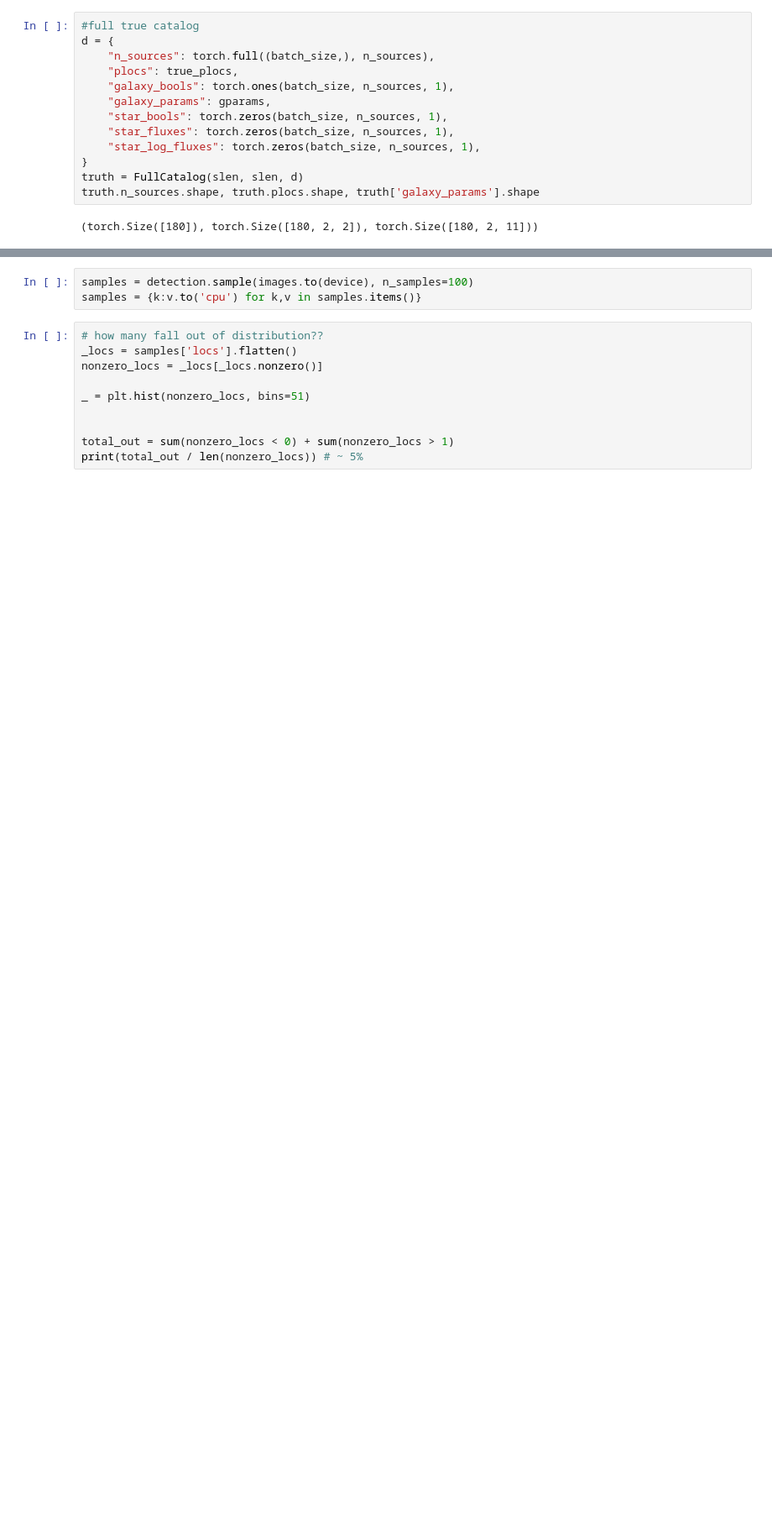
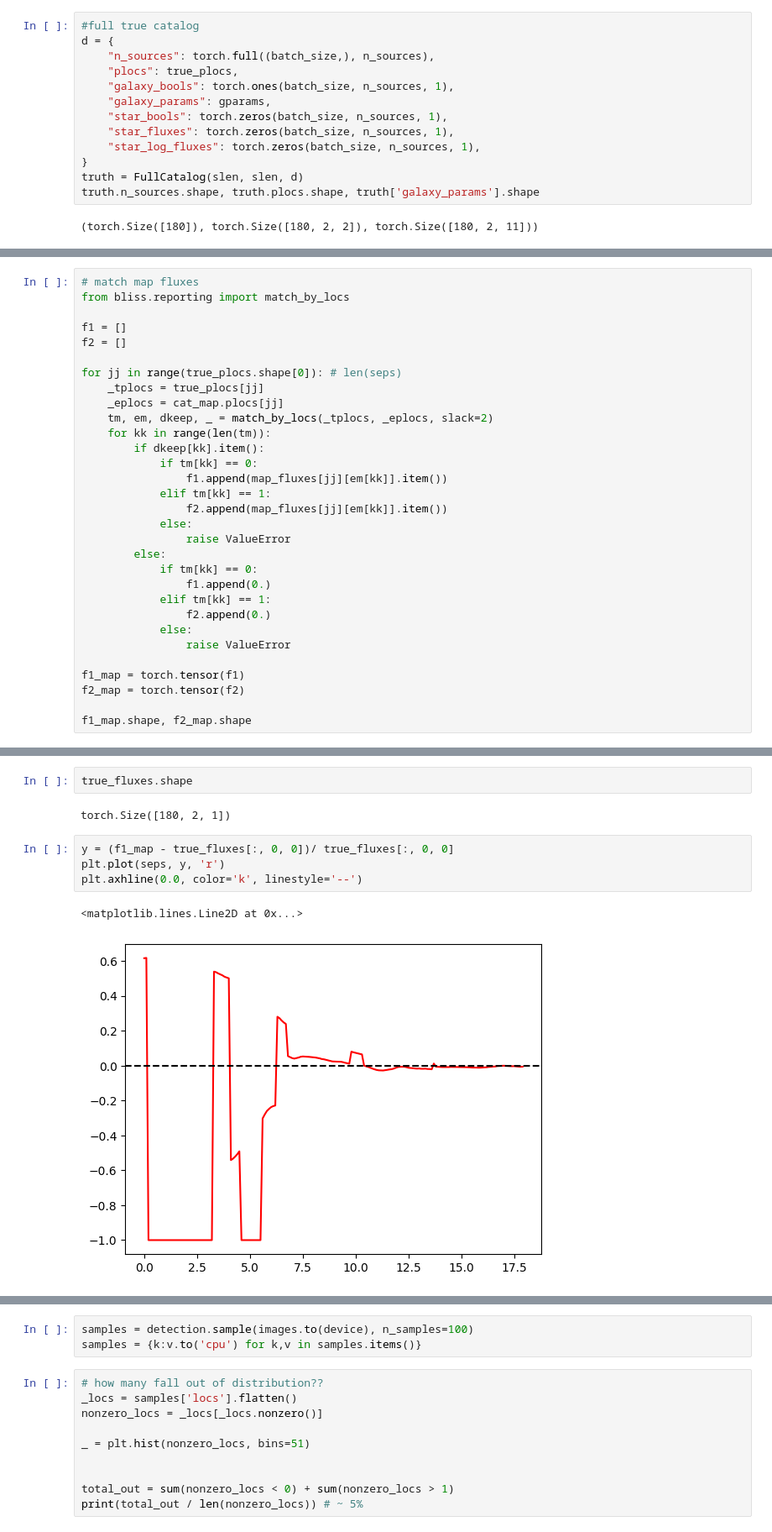
Before and after one commit to ismael-mendoza/bliss, a Jupyter notebook: experiment/notebooks/explore/new-results-toy1.ipynb, the cells around one changed output, grey strips where cells are left out. Shown at 84% size. Cells and saved outputs as stored; diff of their text form; blank space fills up the shorter version.

```diff
--- a/experiment/notebooks/explore/new-results-toy1.ipynb
+++ b/experiment/notebooks/explore/new-results-toy1.ipynb
@@ -184,0 +214,31 @@ tensor([1, 1, 1, 1, 1, 1, 1, 1, 1, 1, 1, 1, 1, 1, 1, 1, 1, 1, 1, 1, 1, 1, 1, 1,
+# %%
+# match map fluxes
+from bliss.reporting import match_by_locs
+
+f1 = []
+f2 = []
+
+for jj in range(true_plocs.shape[0]): # len(seps)
+    _tplocs = true_plocs[jj]
+    _eplocs = cat_map.plocs[jj]
+    tm, em, dkeep, _ = match_by_locs(_tplocs, _eplocs, slack=2)
+    for kk in range(len(tm)):
+        if dkeep[kk].item():
+            if tm[kk] == 0:
+                f1.append(map_fluxes[jj][em[kk]].item())
+            elif tm[kk] == 1:
+                f2.append(map_fluxes[jj][em[kk]].item())
+            else:
+                raise ValueError
+        else:
+            if tm[kk] == 0:
+                f1.append(0.)
+            elif tm[kk] == 1:
+                f2.append(0.)
+            else:
+                raise ValueError
+
+f1_map = torch.tensor(f1)
+f2_map = torch.tensor(f2)
+
+f1_map.shape, f2_map.shape
@@ -184,0 +279,11 @@ tensor([1, 1, 1, 1, 1, 1, 1, 1, 1, 1, 1, 1, 1, 1, 1, 1, 1, 1, 1, 1, 1, 1, 1, 1,
+# %%
+true_fluxes.shape
+# %% [output]
+torch.Size([180, 2, 1])
+# %%
+y = (f1_map - true_fluxes[:, 0, 0])/ true_fluxes[:, 0, 0]
+plt.plot(seps, y, 'r')
+plt.axhline(0.0, color='k', linestyle='--')
+# %% [output]
+<matplotlib.lines.Line2D at 0x...>
+[figure, added]
```
Also changed, not shown: parts of 43 cells of this notebook.
